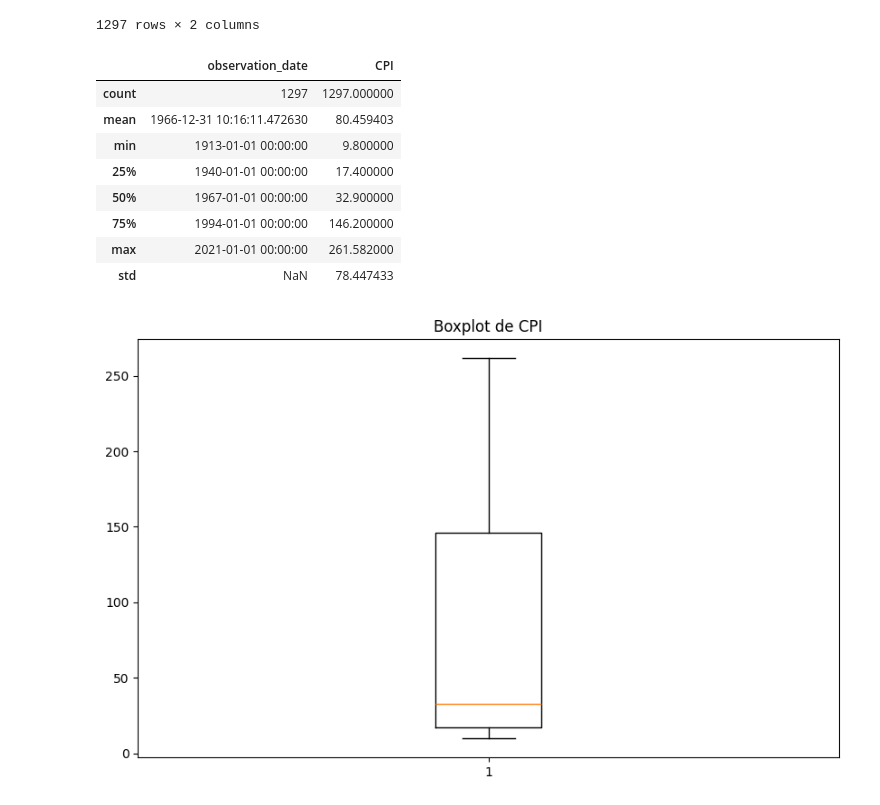
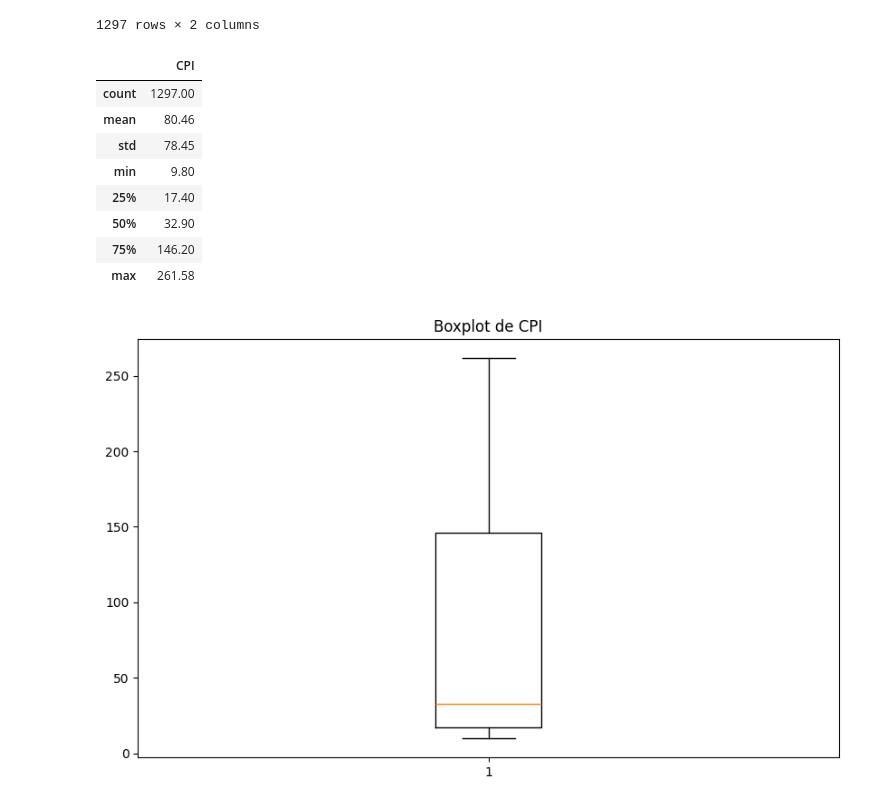
Before and after one commit to gcolpari/STOCKMARKET_PREDICTION-, a Jupyter notebook: AED.ipynb, the cells around one changed output. Saved outputs shown, nothing was run; the diff lists cells and outputs as text; code cells hidden in the pictures.

```diff
--- a/AED.ipynb
+++ b/AED.ipynb
@@ -130,17 +162,17 @@ inflation
 | 1297 | 2021-01-01 | 261.582 |
 1297 rows × 2 columns
 # %%
-inflation.describe()
+inflation.iloc[:,1::].describe().round(2)
 # %% [output]
-|  | observation_date | CPI |
-| count | 1297 | 1297.000000 |
-| mean | 1966-12-31 10:16:11.472630 | 80.459403 |
-| min | 1913-01-01 00:00:00 | 9.800000 |
-| 25% | 1940-01-01 00:00:00 | 17.400000 |
-| 50% | 1967-01-01 00:00:00 | 32.900000 |
-| 75% | 1994-01-01 00:00:00 | 146.200000 |
-| max | 2021-01-01 00:00:00 | 261.582000 |
-| std | NaN | 78.447433 |
+|  | CPI |
+| count | 1297.00 |
+| mean | 80.46 |
+| std | 78.45 |
+| min | 9.80 |
+| 25% | 17.40 |
+| 50% | 32.90 |
+| 75% | 146.20 |
+| max | 261.58 |
 # %%
 plot_boxplot(inflation,"CPI")
 # %% [output]
```
Also changed, not shown: parts of 10 cells of this notebook.
